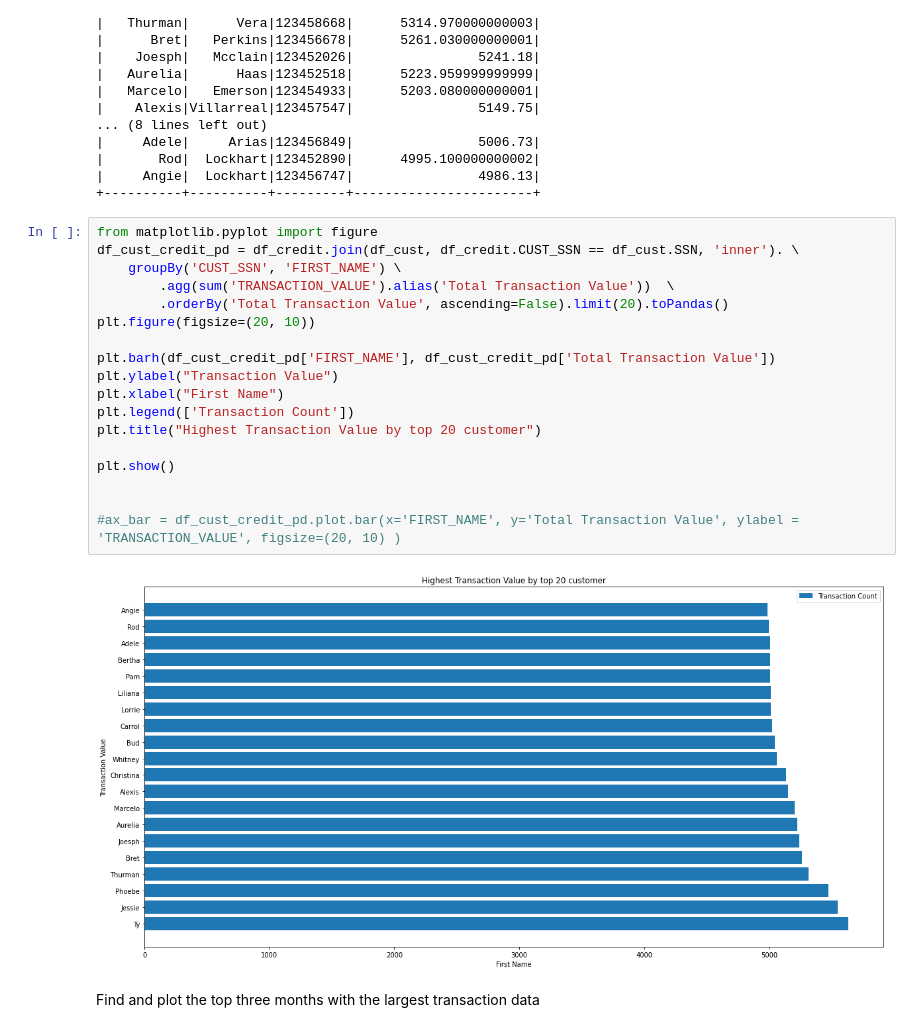
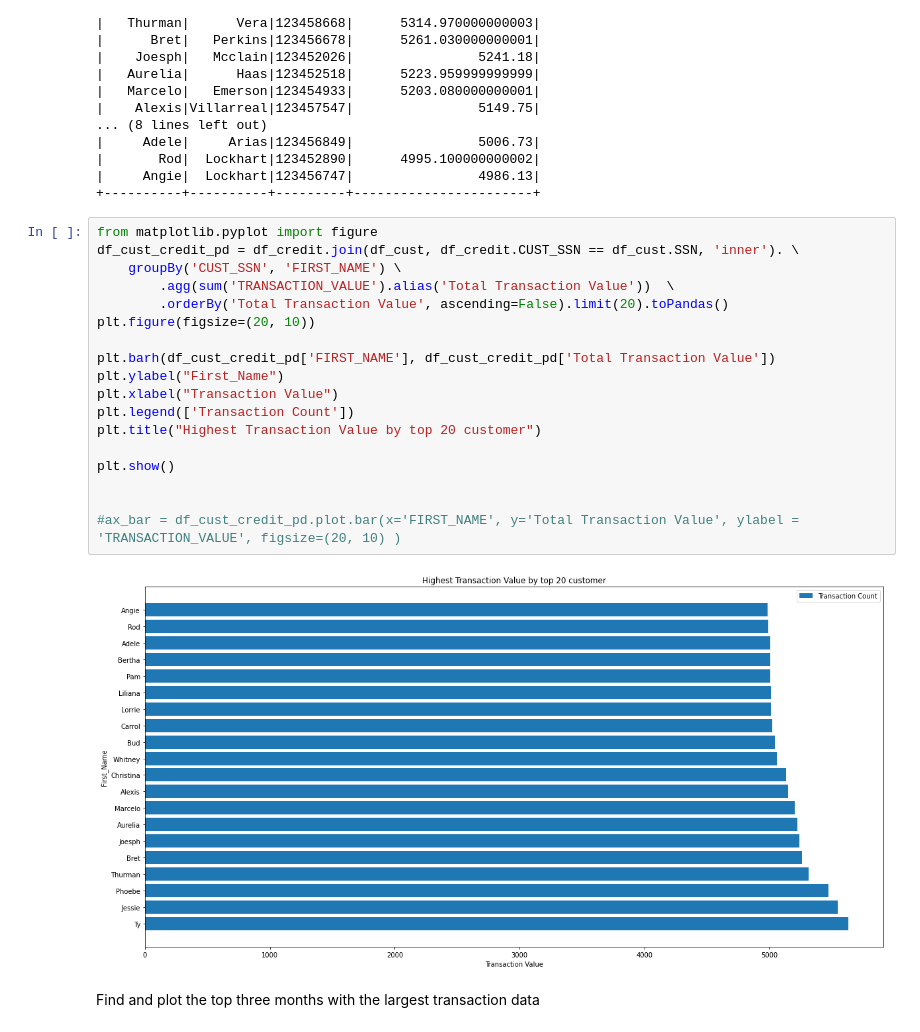
Before and after one commit to lekhuv/DataEngineering-Capstone-Project, a Jupyter notebook: DataVisualization.ipynb, the cells around one changed output. Cells and saved outputs as stored; diff of their text form.

```diff
--- a/DataVisualization.ipynb
+++ b/DataVisualization.ipynb
@@ -109,23 +109,23 @@ df_credit.join(df_cust, df_credit.CUST_SSN == df_cust.SSN, 'inner'). \
 # %%
 from matplotlib.pyplot import figure
 df_cust_credit_pd = df_credit.join(df_cust, df_credit.CUST_SSN == df_cust.SSN, 'inner'). \
     groupBy('CUST_SSN', 'FIRST_NAME') \
         .agg(sum('TRANSACTION_VALUE').alias('Total Transaction Value'))  \
         .orderBy('Total Transaction Value', ascending=False).limit(20).toPandas()
 plt.figure(figsize=(20, 10))
 
 plt.barh(df_cust_credit_pd['FIRST_NAME'], df_cust_credit_pd['Total Transaction Value'])
-plt.ylabel("Transaction Value")
-plt.xlabel("First Name")
+plt.ylabel("First_Name")
+plt.xlabel("Transaction Value")
 plt.legend(['Transaction Count'])
 plt.title("Highest Transaction Value by top 20 customer")
 
 plt.show()
 
 
 #ax_bar = df_cust_credit_pd.plot.bar(x='FIRST_NAME', y='Total Transaction Value', ylabel = 'TRANSACTION_VALUE', figsize=(20, 10) )
 # %% [output]
-[figure, old version]
+[figure, new version]
 # %% [markdown]
 Find and plot the top three months with the largest transaction data
 # %%
```
Also changed, not shown: parts of 1 cell of this notebook, 23 other files.
